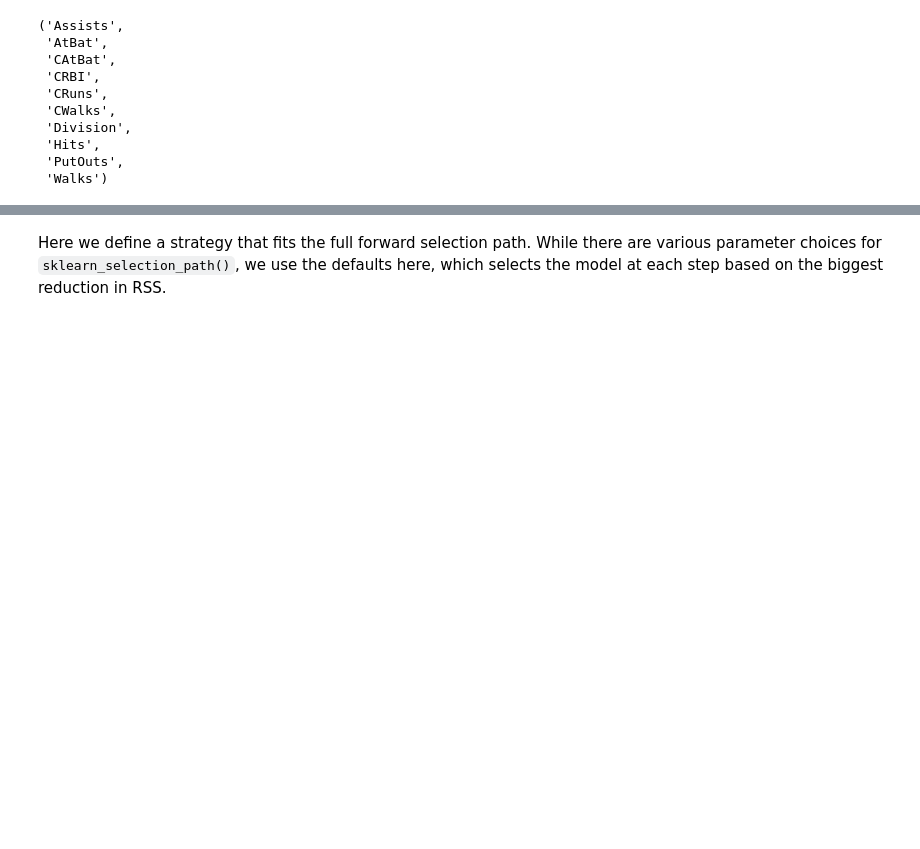
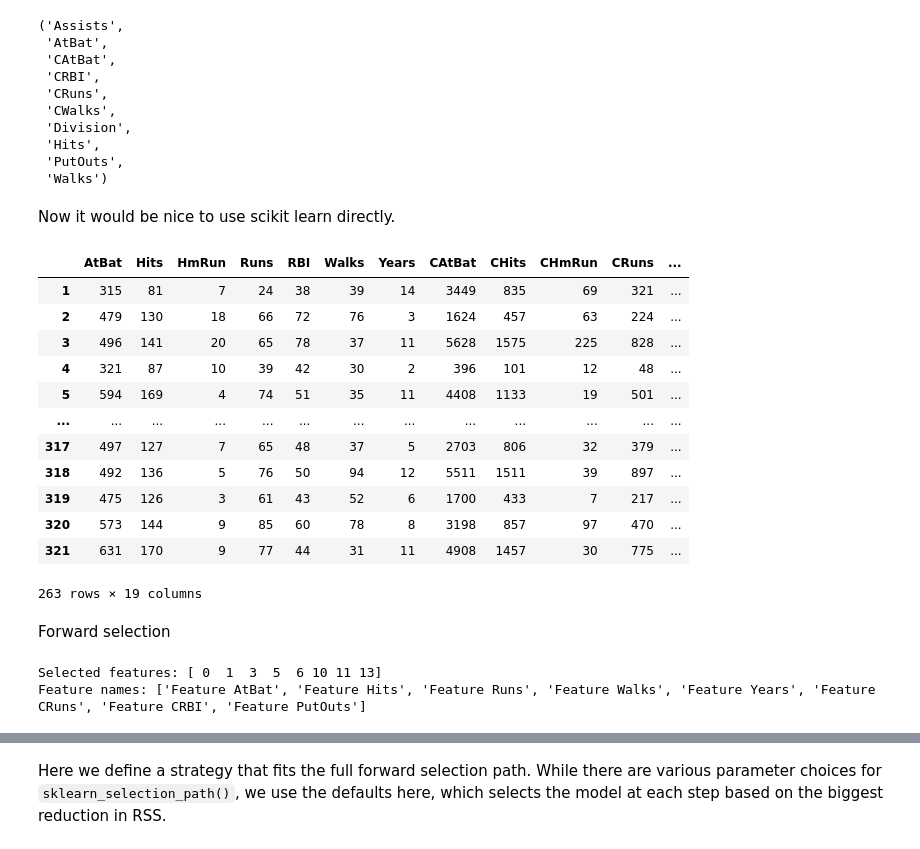
Before and after one commit to FDrico/statistical_learning, a Jupyter notebook: notebooks/Ch06-varselect-lab.ipynb, the cells around one changed output, grey strips where cells are left out. Drawn from its saved outputs; the diff is of its cells as text; code cells hidden in the pictures; blank space fills up the shorter version.

```diff
--- a/notebooks/Ch06-varselect-lab.ipynb
+++ b/notebooks/Ch06-varselect-lab.ipynb
@@ -156,3 +258,52 @@ hitters_Cp.selected_state_
  'Hits',
  'PutOuts',
  'Walks')
+# %% [markdown]
+Now it would be nice to use scikit learn directly.
+# %%
+X_sk
+# %% [output]
+|  | AtBat | Hits | HmRun | Runs | RBI | Walks | Years | CAtBat | CHits | CHmRun | CRuns | ... |
+| 1 | 315 | 81 | 7 | 24 | 38 | 39 | 14 | 3449 | 835 | 69 | 321 | ... |
+| 2 | 479 | 130 | 18 | 66 | 72 | 76 | 3 | 1624 | 457 | 63 | 224 | ... |
+| 3 | 496 | 141 | 20 | 65 | 78 | 37 | 11 | 5628 | 1575 | 225 | 828 | ... |
+| 4 | 321 | 87 | 10 | 39 | 42 | 30 | 2 | 396 | 101 | 12 | 48 | ... |
+| 5 | 594 | 169 | 4 | 74 | 51 | 35 | 11 | 4408 | 1133 | 19 | 501 | ... |
+| ... | ... | ... | ... | ... | ... | ... | ... | ... | ... | ... | ... | ... |
+| 317 | 497 | 127 | 7 | 65 | 48 | 37 | 5 | 2703 | 806 | 32 | 379 | ... |
+| 318 | 492 | 136 | 5 | 76 | 50 | 94 | 12 | 5511 | 1511 | 39 | 897 | ... |
+| 319 | 475 | 126 | 3 | 61 | 43 | 52 | 6 | 1700 | 433 | 7 | 217 | ... |
+| 320 | 573 | 144 | 9 | 85 | 60 | 78 | 8 | 3198 | 857 | 97 | 470 | ... |
+| 321 | 631 | 170 | 9 | 77 | 44 | 31 | 11 | 4908 | 1457 | 30 | 775 | ... |
+263 rows × 19 columns
+# %% [markdown]
+Forward selection
+# %%
+from sklearn.feature_selection import SequentialFeatureSelector
+from sklearn.linear_model import LinearRegression # Instead of OLS from statsmodels
+from sklearn.datasets import make_regression
+
+X_sk = Hitters[Hitters.columns.drop(['Salary', 'League', 'Division', 'NewLeague'])] # We drop everything that is not a number, and the results column.
+Y_sk = np.array(Hitters['Salary'])
+
+# Initialize the model
+model = LinearRegression()
+
+# Create forward selector
+sfs_fwd = SequentialFeatureSelector(     # This is a transformer
+                estimator=model,         # the linear regression: It was not been fit yet.
+                n_features_to_select='auto',  # Can specify exact number
+                direction='forward',     # forward selection!
+                scoring=neg_Cp,          # Previously defined scoring function
+                cv=None                  # None, but if we were to write 5, it would use 5-fold Cross validation!
+)
+
+# Fit the selector. Do not fit the model itself, but the selector. We've given the selector the model to fit.
+sfs_fwd.fit(X_sk, Y_sk)
+
+# Get results
+print("Selected features:", sfs_fwd.get_support(indices=True))
+print("Feature names:", [f"Feature {X_sk.columns[i]}" for i in sfs_fwd.get_support(indices=True)])
+# %% [output]
+Selected features: [ 0  1  3  5  6 10 11 13]
+Feature names: ['Feature AtBat', 'Feature Hits', 'Feature Runs', 'Feature Walks', 'Feature Years', 'Feature CRuns', 'Feature CRBI', 'Feature PutOuts']
```
Also changed, not shown: parts of 29 cells of this notebook.
